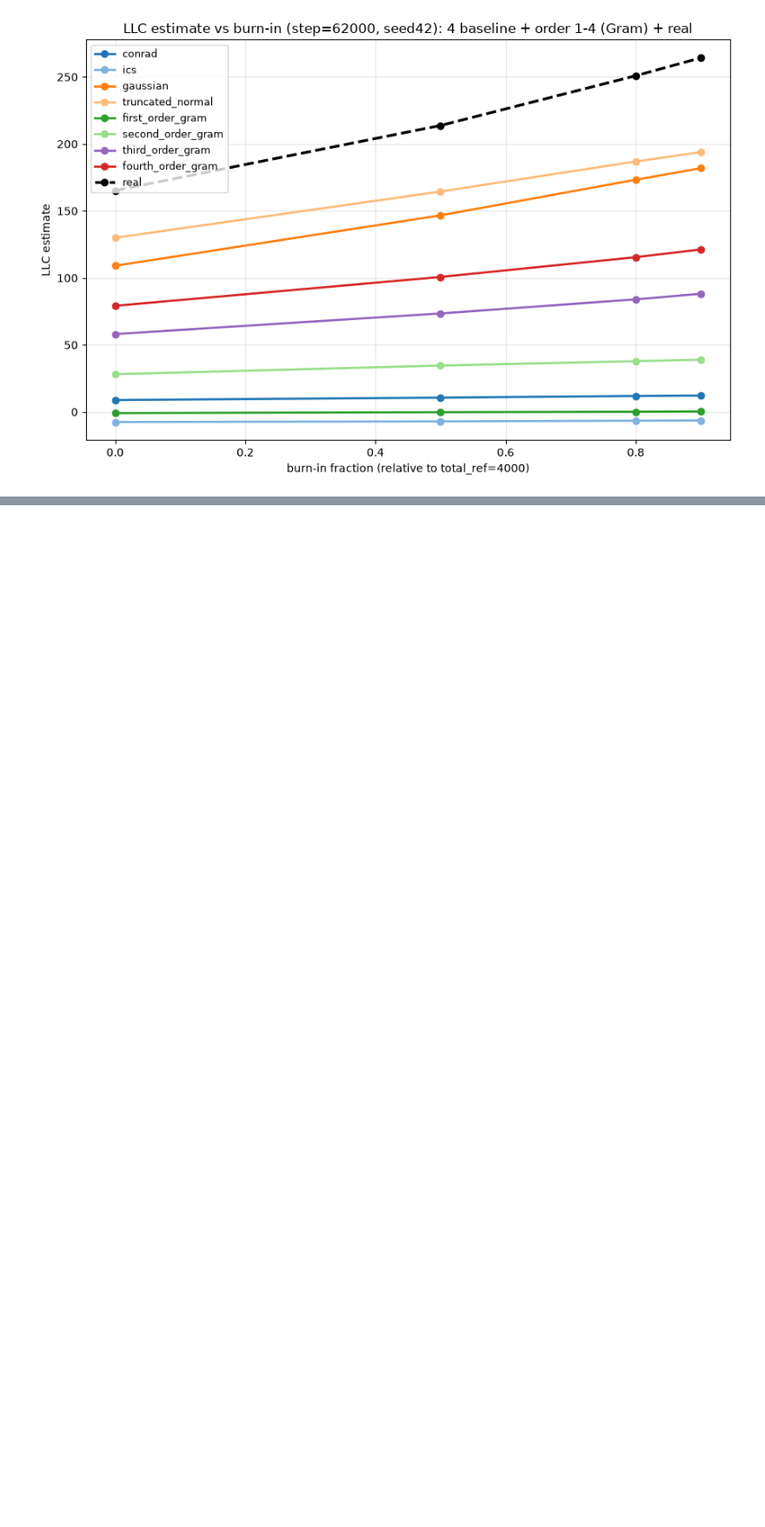
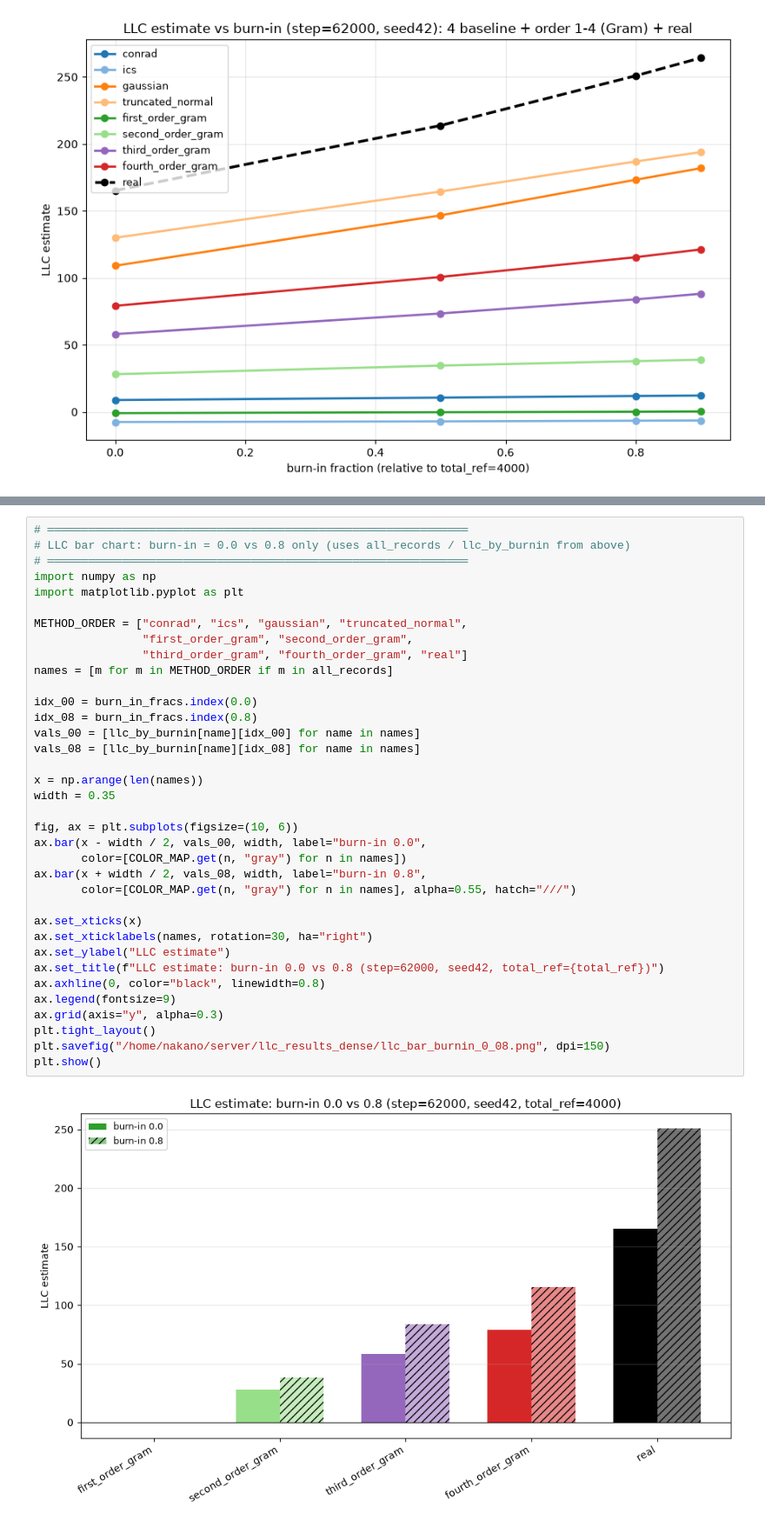
Before and after one commit to shiryu-nakano/dsb-llc-reproduction, a Jupyter notebook: notebook/20260806.ipynb, the cells around one changed output, grey strips where cells are left out. Shown at 87% size. Drawn from its saved outputs; the diff is of its cells as text; blank space fills up the shorter version.

```diff
--- a/notebook/20260806.ipynb
+++ b/notebook/20260806.ipynb
@@ -304,0 +301,38 @@ real                 ['165.25', '213.76', '250.91', '264.26']
+# %%
+# ══════════════════════════════════════════════════════════════
+# LLC bar chart: burn-in = 0.0 vs 0.8 only (uses all_records / llc_by_burnin from above)
+# ══════════════════════════════════════════════════════════════
+import numpy as np
+import matplotlib.pyplot as plt
+
+METHOD_ORDER = ["conrad", "ics", "gaussian", "truncated_normal",
+                "first_order_gram", "second_order_gram",
+                "third_order_gram", "fourth_order_gram", "real"]
+names = [m for m in METHOD_ORDER if m in all_records]
+
+idx_00 = burn_in_fracs.index(0.0)
+idx_08 = burn_in_fracs.index(0.8)
+vals_00 = [llc_by_burnin[name][idx_00] for name in names]
+vals_08 = [llc_by_burnin[name][idx_08] for name in names]
+
+x = np.arange(len(names))
+width = 0.35
+
+fig, ax = plt.subplots(figsize=(10, 6))
+ax.bar(x - width / 2, vals_00, width, label="burn-in 0.0",
+       color=[COLOR_MAP.get(n, "gray") for n in names])
+ax.bar(x + width / 2, vals_08, width, label="burn-in 0.8",
+       color=[COLOR_MAP.get(n, "gray") for n in names], alpha=0.55, hatch="///")
+
+ax.set_xticks(x)
+ax.set_xticklabels(names, rotation=30, ha="right")
+ax.set_ylabel("LLC estimate")
+ax.set_title(f"LLC estimate: burn-in 0.0 vs 0.8 (step=62000, seed42, total_ref={total_ref})")
+ax.axhline(0, color="black", linewidth=0.8)
+ax.legend(fontsize=9)
+ax.grid(axis="y", alpha=0.3)
+plt.tight_layout()
+plt.savefig("/home/nakano/server/llc_results_dense/llc_bar_burnin_0_08.png", dpi=150)
+plt.show()
+# %% [output]
+[figure, added]
```
Also changed, not shown: parts of 1 cell of this notebook, 4 other files.
